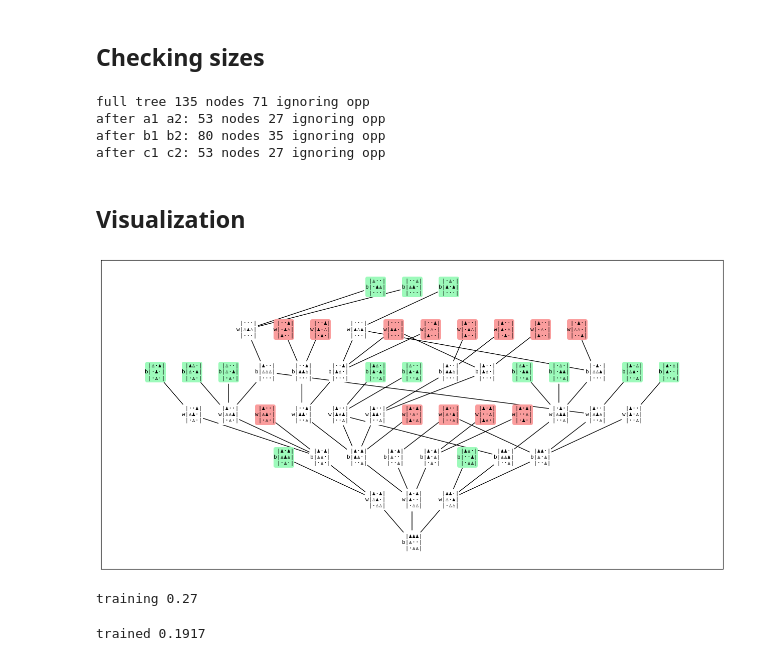
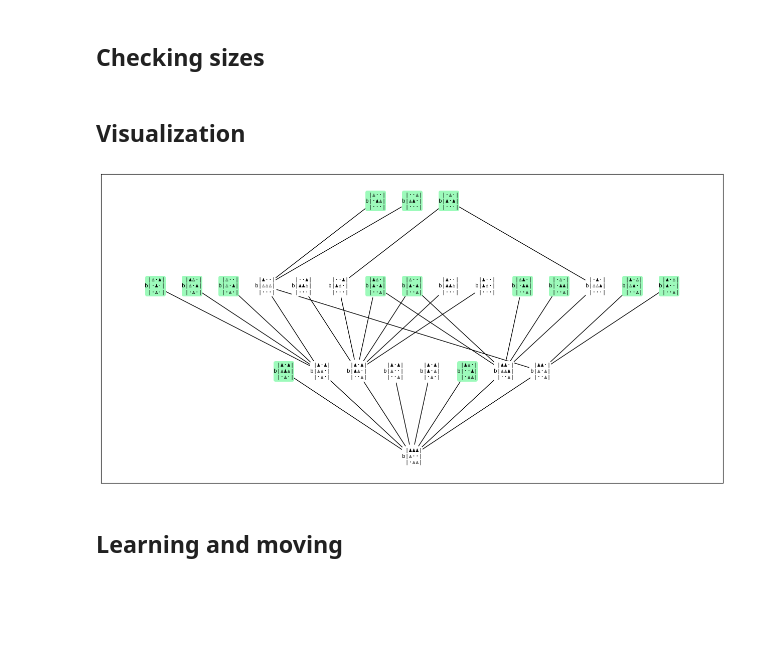
Before and after one commit to wwcohen/aihistory, a Jupyter notebook: hexapawn.ipynb, the cells around one changed output. Drawn from its saved outputs; the diff is of its cells as text; code cells hidden in the pictures; blank space fills up the shorter version.

Commit message:
learning version of boxes method

```diff
--- a/hexapawn.ipynb
+++ b/hexapawn.ipynb
@@ -64,6 +68,8 @@ class State:
     """
     self.moves = self._compute_moves()
     self.winner = self._compute_winner()
+    if self.winner:
+      self.moves = []
 
   def _compute_moves(self) -> list[Move]:
     """Compute possible moves from this state."""
@@ -89,11 +95,12 @@ class State:
 
   def _compute_winner(self):
     """See if there is a winner for this position."""
-    # if a pawn is on the back row for player they win
+    # case 1: if a pawn is on the back row for player they win
     for player, back_row in [(-1, 2), (+1, 0)]:
       if player in self.board[back_row]:
         return player
-    # if the player can't move they lose
+    # case 2: if the player can't move they lose
+    # case 3: if they've lost all pieces => then they have no moves and lose
     if not self.moves:
       return -self.to_play
     return 0
@@ -239,17 +289,5 @@ b|♙··|
 # %% [markdown]
 ## Checking sizes
-# %%
-def stats(tree: GameTree, msg: str = ''):
-  print(f'{msg}{len(tree)} nodes {len(tree.filter_root_player())} ignoring opp')
-
-stats(full_tree, 'full tree ')
-for move, subtree in subtrees.items():
-  stats(subtree, f'after {move}: ')
-# %% [output]
-full tree 135 nodes 71 ignoring opp
-after a1 a2: 53 nodes 27 ignoring opp
-after b1 b2: 80 nodes 35 ignoring opp
-after c1 c2: 53 nodes 27 ignoring opp
 # %% [markdown]
 ## Visualization
 # %%
@@ -289,6 +327,6 @@ def viz(tree):
     node_size=600, node_color=node_colors, node_shape='s')
   plt.show()
 # %%
-viz(subtrees['a1 a2'])
+viz(subtrees['a1 a2'].filter_root_player())
 # %% [output]
-[figure, old version]
+[figure, new version]
@@ -407,21 +332,0 @@ class Hexapawn:
-# %%
-from tqdm import tqdm
-
-def rwinner(h: Hexapawn, train=False):
-  winner, game = h.play({})
-  if train:
-    for learner in h.learner.values():
-      if learner is not None:
-        learner.update(game)
-  return winner
-
-def score(h: Hexapawn, n = 10):
-  return sum ([(rwinner(h, True) + 1) / 2 for _ in tqdm(range(n))]) / n
-
-h = Hexapawn(white_strategy='random', black_strategy='q')
-print('training', score(h, 100))
-h.learner[-1].explore = 0
-print('trained', score(h, 10000))
-# %% [output]
-training 0.27
-trained 0.1917
@@ -427,0 +335,2 @@ trained 0.1917
+# %% [markdown]
+## Learning and moving
```
Also changed, not shown: parts of 16 cells of this notebook.
